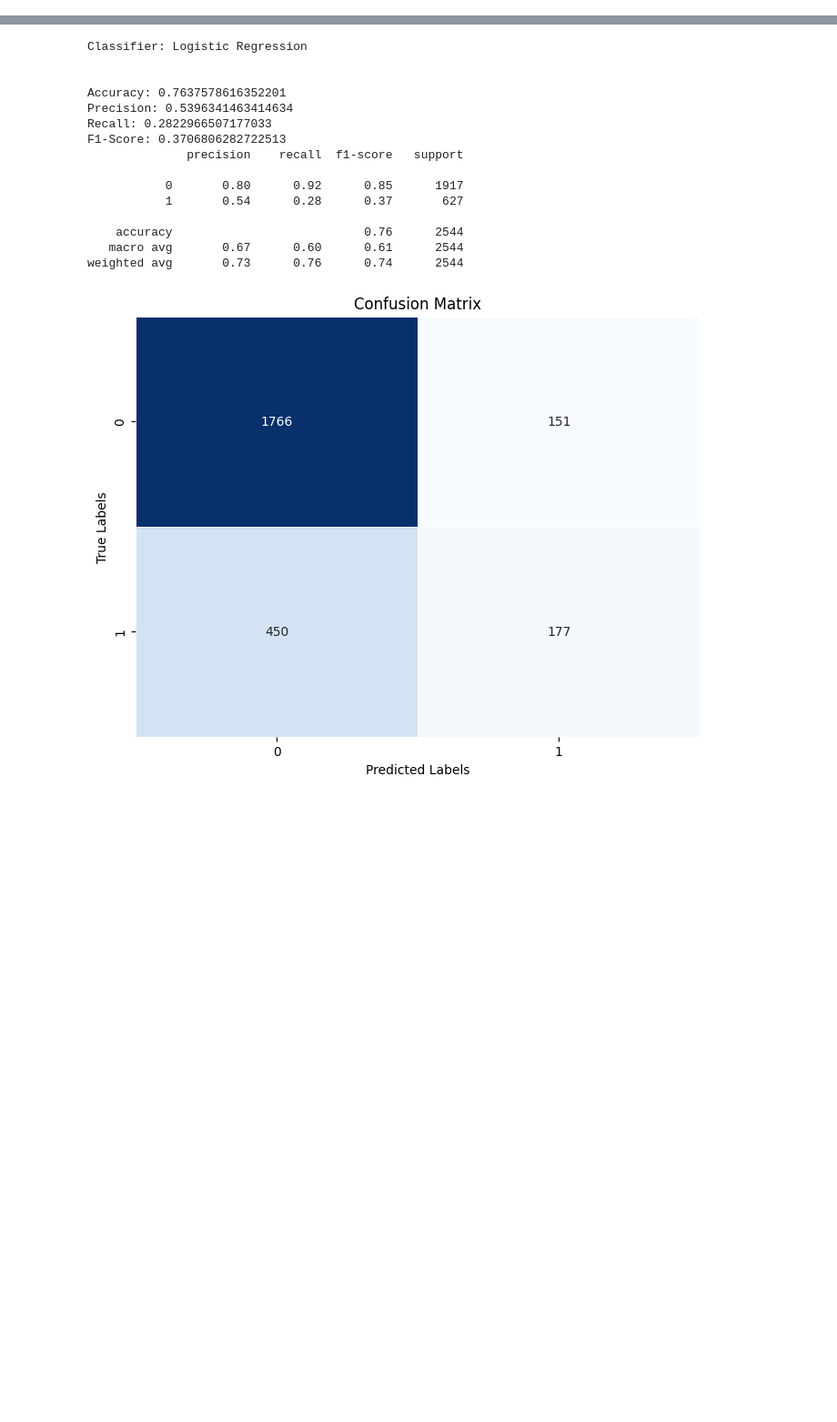
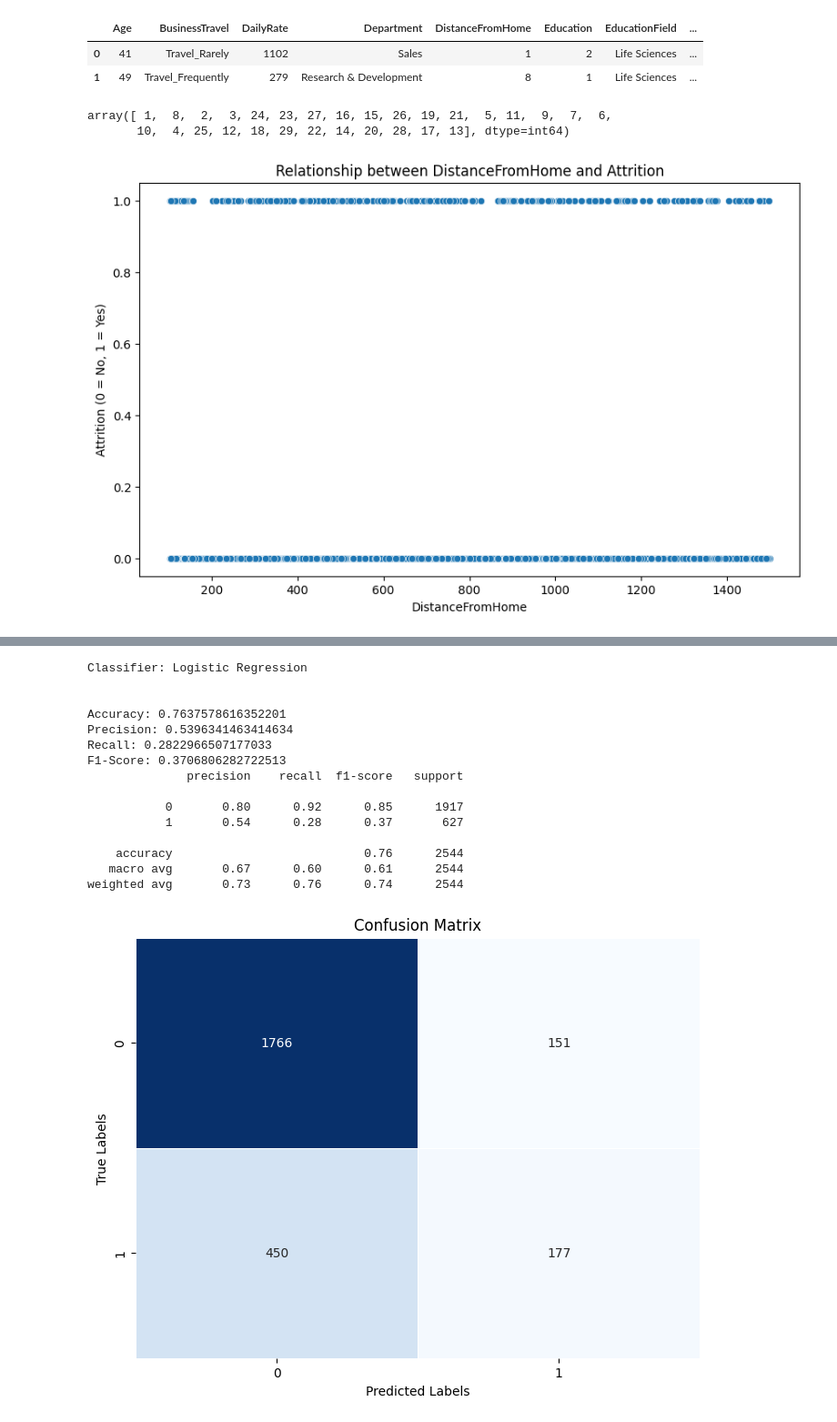
Before and after one commit to shahinmahmud53/employee-churn-prediction-flask-app, a Jupyter notebook: notebooks/model.ipynb, the cells around one changed output, grey strips where cells are left out. Shown at 91% size. Cells and saved outputs as stored; diff of their text form; code cells hidden in the pictures; blank space fills up the shorter version.

```diff
--- a/notebooks/model.ipynb
+++ b/notebooks/model.ipynb
@@ -286,0 +256,25 @@ Name: status, Length: 12717, dtype: int64
+# %%
+X.head(2)
+# %% [output]
+|  | Age | BusinessTravel | DailyRate | Department | DistanceFromHome | Education | EducationField | ... |
+| 0 | 41 | Travel_Rarely | 1102 | Sales | 1 | 2 | Life Sciences | ... |
+| 1 | 49 | Travel_Frequently | 279 | Research & Development | 8 | 1 | Life Sciences | ... |
+# %%
+X['DistanceFromHome'].unique()
+# %% [output]
+array([ 1,  8,  2,  3, 24, 23, 27, 16, 15, 26, 19, 21,  5, 11,  9,  7,  6,
+       10,  4, 25, 12, 18, 29, 22, 14, 20, 28, 17, 13], dtype=int64)
+# %%
+# Scatter plot
+plt.figure(figsize=(10, 6))
+sns.scatterplot(data=df_work, x='DailyRate', y='Attrition')
+
+# Setting plot title and labels
+plt.title('Relationship between DistanceFromHome and Attrition')
+plt.xlabel('DistanceFromHome')
+plt.ylabel('Attrition (0 = No, 1 = Yes)')
+
+# Show plot
+plt.show()
+# %% [output]
+[figure, added]
```
Also changed, not shown: parts of 69 cells of this notebook, 2 other files.
